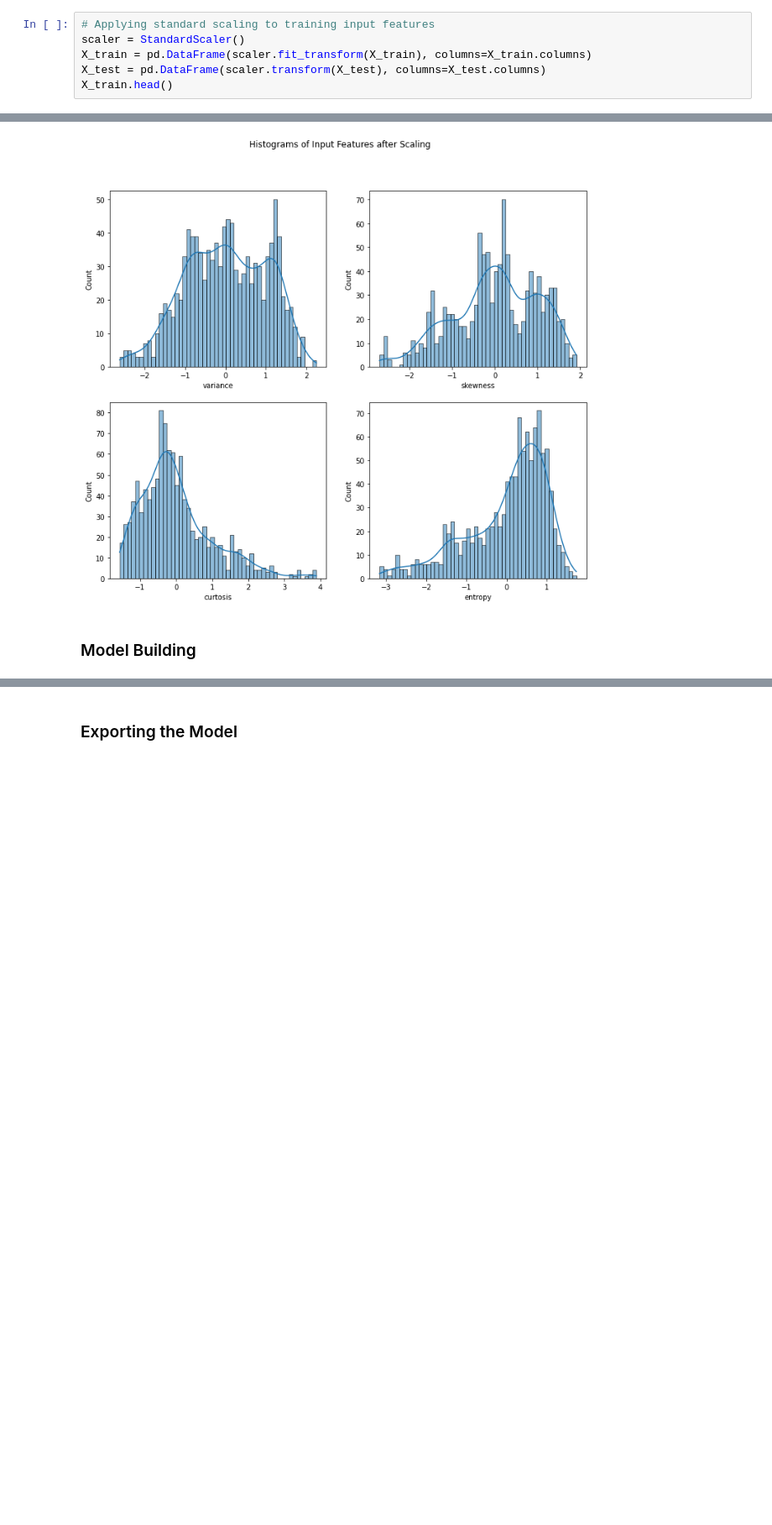
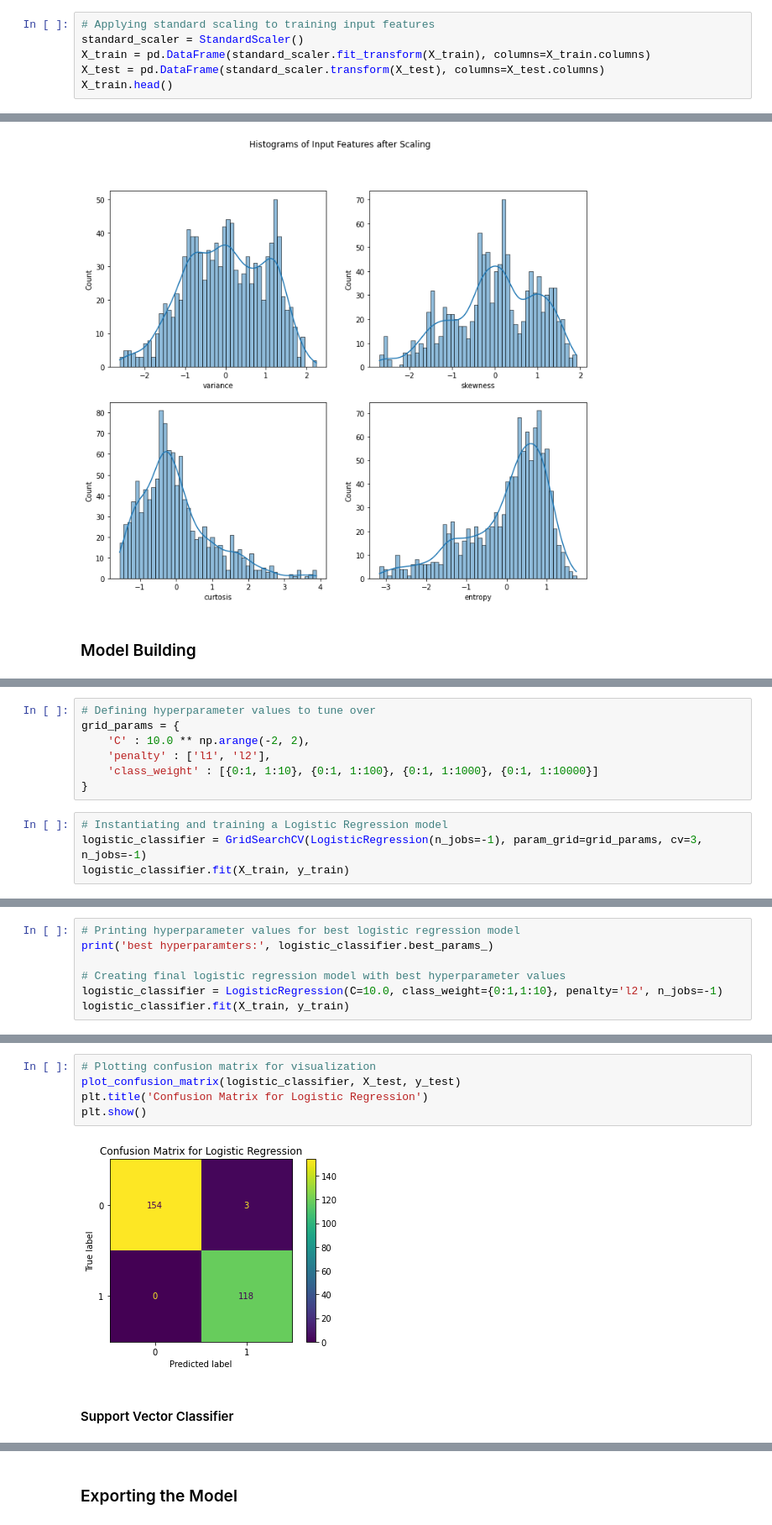
Before and after one commit to rishabh1323/Bank-Note-Authentication, a Jupyter notebook: Bank Note Authentication.ipynb, the cells around one changed output, grey strips where cells are left out. Shown at 84% size. Drawn from its saved outputs; the diff is of its cells as text; blank space fills up the shorter version.

```diff
--- a/Bank Note Authentication.ipynb
+++ b/Bank Note Authentication.ipynb
@@ -126,9 +131,9 @@ Shape of y_test  : (275,)
 ### Feature Engineering
 # %%
 # Applying standard scaling to training input features
-scaler = StandardScaler()
-X_train = pd.DataFrame(scaler.fit_transform(X_train), columns=X_train.columns)
-X_test = pd.DataFrame(scaler.transform(X_test), columns=X_test.columns)
+standard_scaler = StandardScaler()
+X_train = pd.DataFrame(standard_scaler.fit_transform(X_train), columns=X_train.columns)
+X_test = pd.DataFrame(standard_scaler.transform(X_test), columns=X_test.columns)
 X_train.head()
 # %% [output]
 |  | variance | skewness | curtosis | entropy |
@@ -152,0 +160,11 @@ plt.show()
+# %%
+# Defining hyperparameter values to tune over
+grid_params = {
+    'C' : 10.0 ** np.arange(-2, 2),
+    'penalty' : ['l1', 'l2'],
+    'class_weight' : [{0:1, 1:10}, {0:1, 1:100}, {0:1, 1:1000}, {0:1, 1:10000}]
+}
+# %%
+# Instantiating and training a Logistic Regression model
+logistic_classifier = GridSearchCV(LogisticRegression(n_jobs=-1), param_grid=grid_params, cv=3, n_jobs=-1)
+logistic_classifier.fit(X_train, y_train)
@@ -152,0 +177,7 @@ plt.show()
+# %%
+# Printing hyperparameter values for best logistic regression model
+print('best hyperparamters:', logistic_classifier.best_params_)
+
+# Creating final logistic regression model with best hyperparameter values
+logistic_classifier = LogisticRegression(C=10.0, class_weight={0:1,1:10}, penalty='l2', n_jobs=-1)
+logistic_classifier.fit(X_train, y_train)
@@ -152,0 +209,9 @@ plt.show()
+# %%
+# Plotting confusion matrix for visualization
+plot_confusion_matrix(logistic_classifier, X_test, y_test)
+plt.title('Confusion Matrix for Logistic Regression')
+plt.show()
+# %% [output]
+[figure, added]
+# %% [markdown]
+#### Support Vector Classifier
```
Also changed, not shown: parts of 18 cells of this notebook, 4 other files.
